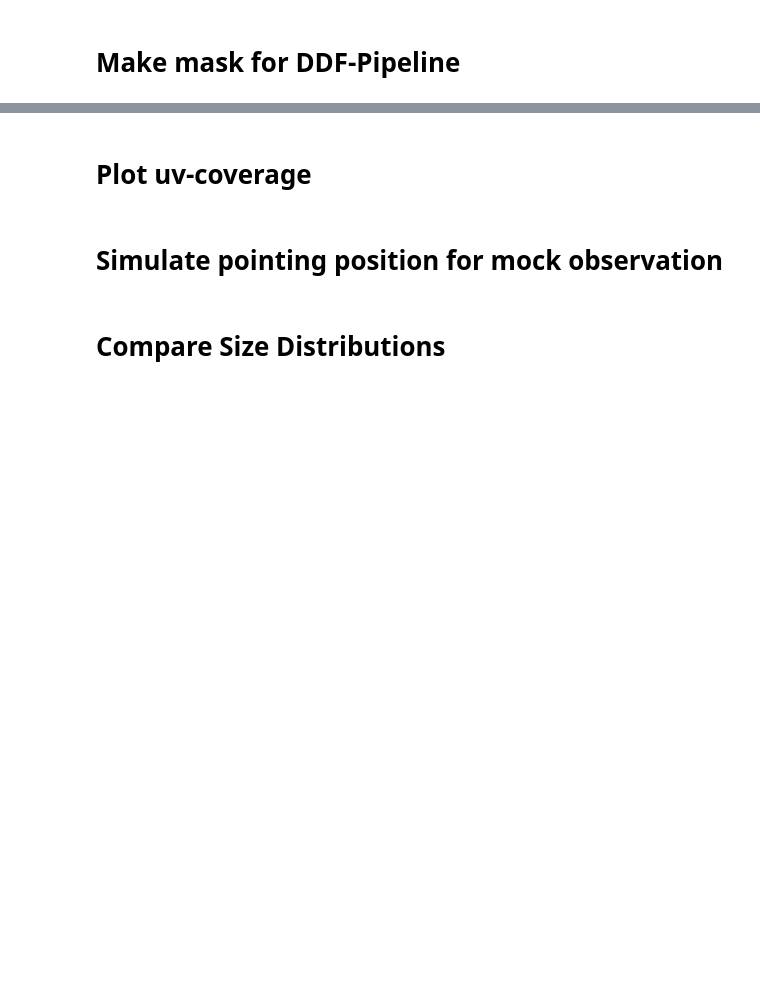
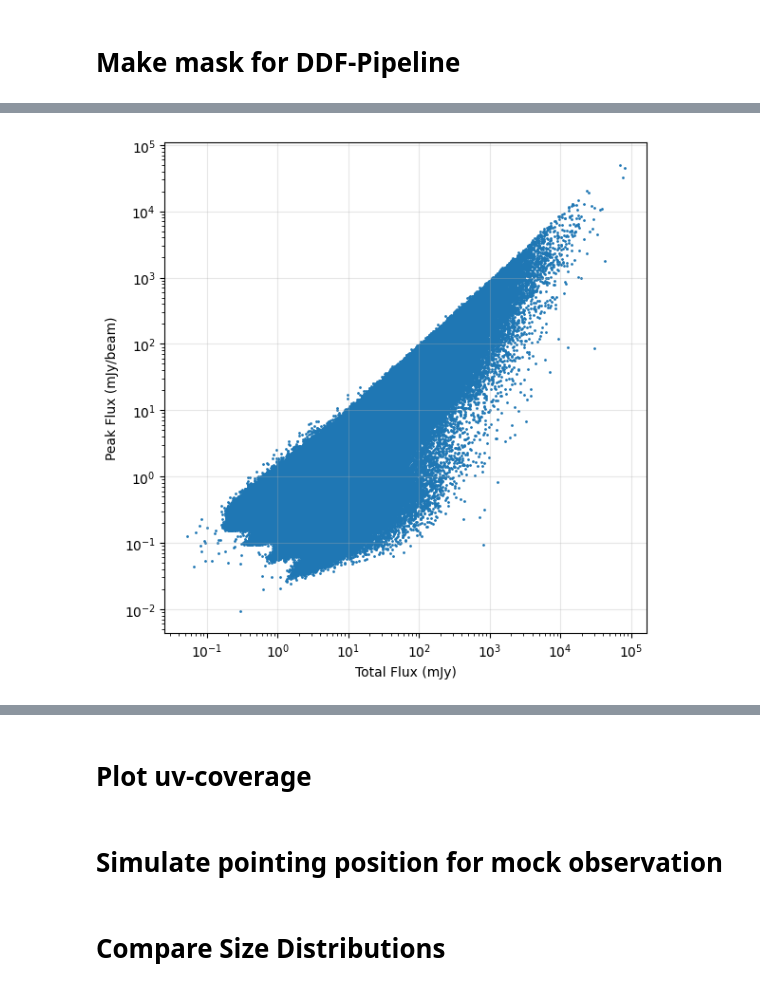
Before and after one commit to tmartinezML/LOFAR-Diffusion, a Jupyter notebook: src/notebooks/sky_maps.ipynb, the cells around one changed output, grey strips where cells are left out. Drawn from its saved outputs; the diff is of its cells as text; code cells hidden in the pictures; blank space fills up the shorter version.

```diff
--- a/src/notebooks/sky_maps.ipynb
+++ b/src/notebooks/sky_maps.ipynb
@@ -794,0 +882,15 @@ fig.show()
+# %%
+# Scatter plot total vs peak flux
+
+fig, ax = plt.subplots(1, 1, figsize=(6, 6), tight_layout=True)
+
+ax.scatter(df_lofar["Total_flux"], df_lofar["Peak_flux"], s=1)
+ax.set_xlabel("Total Flux (mJy)")
+ax.set_ylabel("Peak Flux (mJy/beam)")
+ax.set_xscale("log")
+ax.set_yscale("log")
+ax.grid(alpha=0.3)
+
+fig.show()
+# %% [output]
+[figure, added]
```
Also changed, not shown: parts of 65 cells of this notebook, 15 other files.
